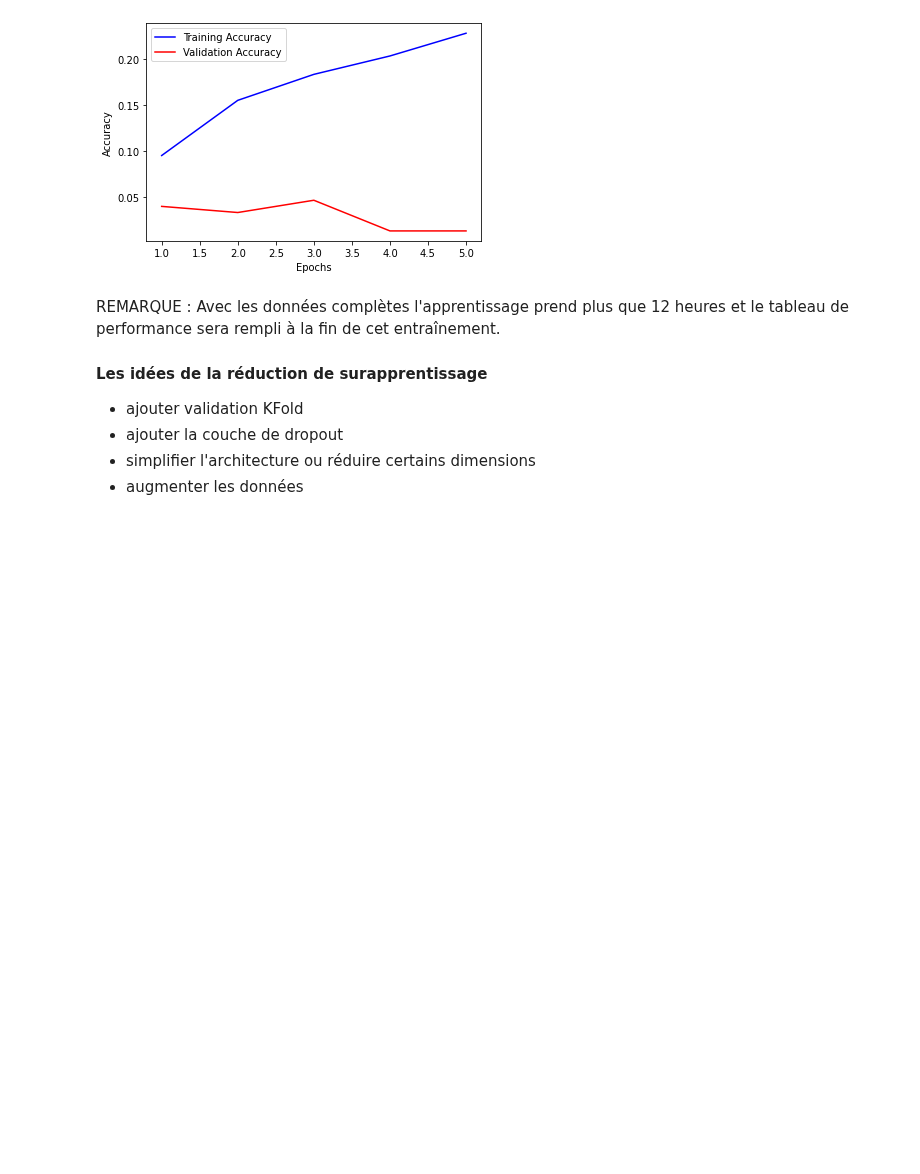
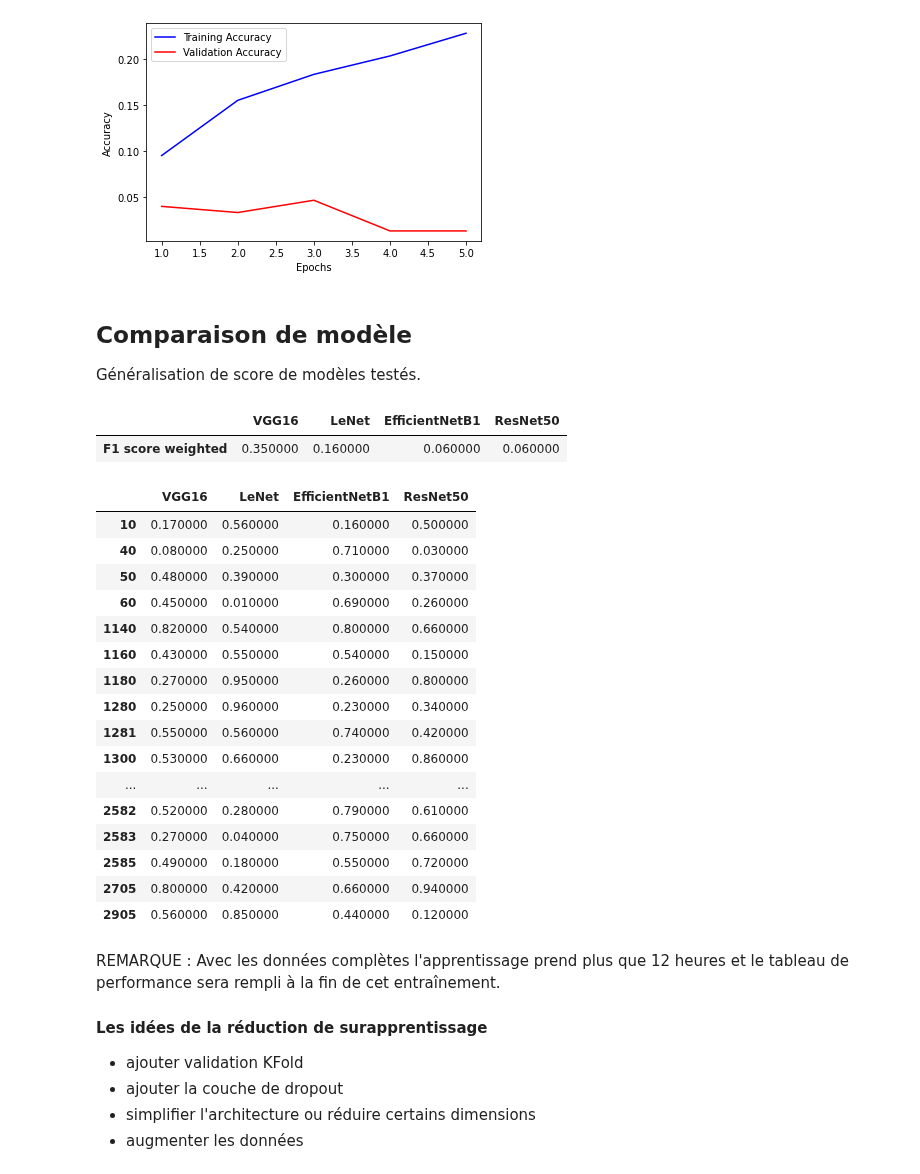
Before and after one commit to data-modelisation/rakuten, a Jupyter notebook: notebooks/exploratory_modelisation.ipynb, the cells around one changed output. Saved outputs shown, nothing was run; the diff lists cells and outputs as text; code cells hidden in the pictures; blank space fills up the shorter version.

Commit message:
Aojout un tableau de comparatifs de modèle cnn. Dans un premier temps les donnés sont simulés.

```diff
--- a/notebooks/exploratory_modelisation.ipynb
+++ b/notebooks/exploratory_modelisation.ipynb
@@ -286,6 +286,69 @@ Image(filename="images/crosstab-vgg16.png")
 Image(filename="images/accuracy-vgg16.png")
 # %% [output]
 [figure]
+# %% [markdown]
+## Comparaison de modèle
+
+Généralisation de score de modèles testés.
+# %%
+import pandas as pd
+import matplotlib.pyplot as plt
+from matplotlib import colors
+import numpy as np
+
+def background_gradient(s, m, M, cmap='PuBu', low=0, high=0):
+    rng = M - m
+    norm = colors.Normalize(m - (rng * low),
+                            M + (rng * high))
+    normed = norm(s.values)
+    c = [colors.rgb2hex(x) for x in plt.cm.get_cmap(cmap)(normed)]
+    return ['background-color: %s' % color for color in c]
+
+
+code_product =[10, 40,   50,   60, 1140, 1160, 1180, 1280, 1281, 1300, 1301, 1302, 1320, 1560, 1920, 1940, 2060, 2220, 2280, 2403, 2462, 2522, 2582, 2583, 2585, 2705, 2905]
+
+df_summery = pd.DataFrame(np.random.randint(0,100, size=(1,4))/100,
+                   columns=['VGG16', "LeNet","EfficientNetB1","ResNet50"],
+                   index=['F1 score weighted'])
+
+df_summery.style.apply(background_gradient,
+               cmap='PuBu',
+               m=df.min().min(),
+               M=df.max().max(),
+               low=0,
+               high=0.2)
+# %% [output]
+|  | VGG16 | LeNet | EfficientNetB1 | ResNet50 |
+| F1 score weighted | 0.350000 | 0.160000 | 0.060000 | 0.060000 |
+# %%
+df = pd.DataFrame(np.random.randint(0,100, size=(27,4))/100,
+                   columns=['VGG16', "LeNet","EfficientNetB1","ResNet50"],
+                   index=code_product)
+
+df.style.apply(background_gradient,
+               cmap='PuBu',
+               m=df.min().min(),
+               M=df.max().max(),
+               low=0,
+               high=0.2)
+# %% [output]
+|  | VGG16 | LeNet | EfficientNetB1 | ResNet50 |
+| 10 | 0.170000 | 0.560000 | 0.160000 | 0.500000 |
+| 40 | 0.080000 | 0.250000 | 0.710000 | 0.030000 |
+| 50 | 0.480000 | 0.390000 | 0.300000 | 0.370000 |
+| 60 | 0.450000 | 0.010000 | 0.690000 | 0.260000 |
+| 1140 | 0.820000 | 0.540000 | 0.800000 | 0.660000 |
+| 1160 | 0.430000 | 0.550000 | 0.540000 | 0.150000 |
+| 1180 | 0.270000 | 0.950000 | 0.260000 | 0.800000 |
+| 1280 | 0.250000 | 0.960000 | 0.230000 | 0.340000 |
+| 1281 | 0.550000 | 0.560000 | 0.740000 | 0.420000 |
+| 1300 | 0.530000 | 0.660000 | 0.230000 | 0.860000 |
+| ... | ... | ... | ... | ... |
+| 2582 | 0.520000 | 0.280000 | 0.790000 | 0.610000 |
+| 2583 | 0.270000 | 0.040000 | 0.750000 | 0.660000 |
+| 2585 | 0.490000 | 0.180000 | 0.550000 | 0.720000 |
+| 2705 | 0.800000 | 0.420000 | 0.660000 | 0.940000 |
+| 2905 | 0.560000 | 0.850000 | 0.440000 | 0.120000 |
 # %% [markdown]
 REMARQUE : Avec les données complètes l'apprentissage prend plus que 12 heures et le tableau de performance sera rempli à la fin de cet entraînement.
 
```
